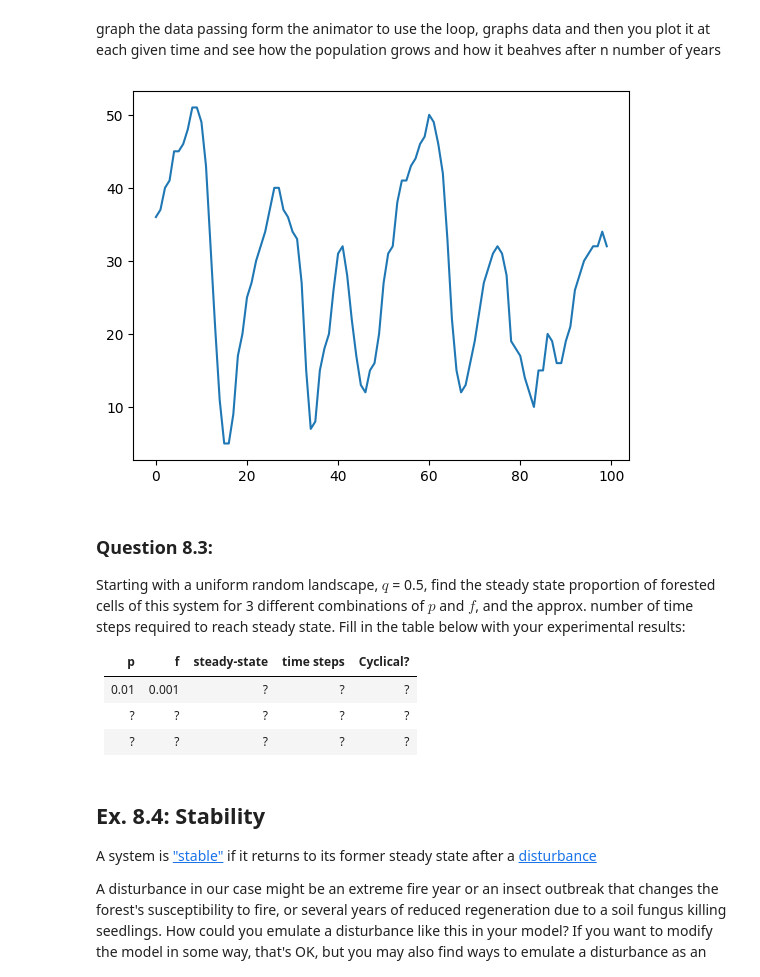
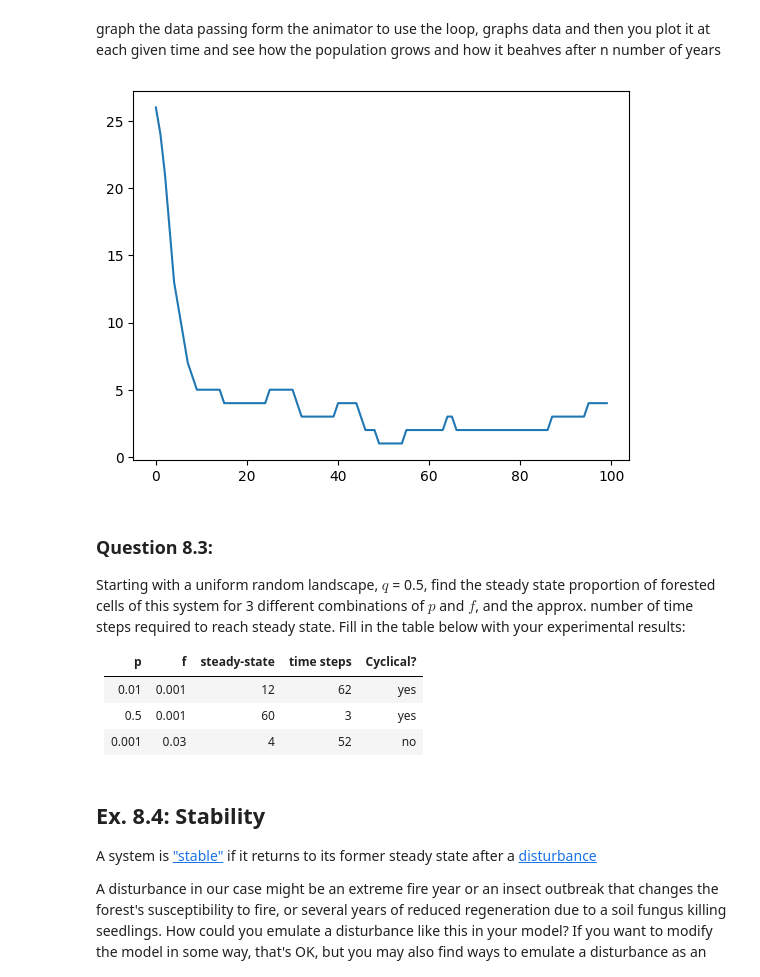
Before and after one commit to santiagosanchez15/cap-comp215, a Jupyter notebook: labs/lab07-10-fire.ipynb, the cells around one changed output. Saved outputs shown, nothing was run; the diff lists cells and outputs as text; code cells hidden in the pictures.

```diff
--- a/labs/lab07-10-fire.ipynb
+++ b/labs/lab07-10-fire.ipynb
@@ -353,25 +353,25 @@ and see how the population grows and how it beahves after n number of years
 # %%
 # Ex. 8.2 here
 
-m = ForestFire(3, p=0.09, f=0.005)
+m = ForestFire(3, p=0.001, f=0.03)
 m.state = np.random.choice([1,0], size= 60, p=[0.5, 1 - 0.5 ] ).reshape((6,10))
 
 # plt.xlabel("Number of trees")
 # plt.ylabel("Number of generations")
 
 num_trees = []
 num_generations = list(range(100))
 
 
 for _ in range(100):
   num_trees.append(m.num_occupied())
   m.step()
 
 plt.plot(num_generations, num_trees)
 
 plt.show()
 # %% [output]
-[figure, old version]
+[figure, new version]
 # %% [markdown]
 ### Question 8.3:
 Starting with a uniform random landscape, $q$ = 0.5, find the steady state proportion of forested cells of this system for 3 different combinations of $p$ and $f$, and the approx. number of time steps required to reach steady state.
@@ -379,9 +379,9 @@ Fill in the table below with your experimental results:
 
 | p  | f   | steady-state | time steps | Cyclical? |
 |----|-----|--------------|------------|-----------|
-| 0.01 | 0.001 | ?        | ?          | ?         |
-| ?  | ?   | ?            | ?          | ?         |
-| ?  | ?   | ?            | ?          | ?         |
+| 0.01 | 0.001 | 12        | 62         | yes         |
+| 0.5 | 0.001   | 60            | 3          | yes         |
+| 0.001  | 0.03   | 4           | 52          | no        |
 # %% [markdown]
 ## Ex. 8.4: Stability
 A system is ["stable"](https://en.wikipedia.org/wiki/Ecological_stability) if it returns to its former steady state after a [disturbance](https://en.wikipedia.org/wiki/Disturbance_(ecology))
```
